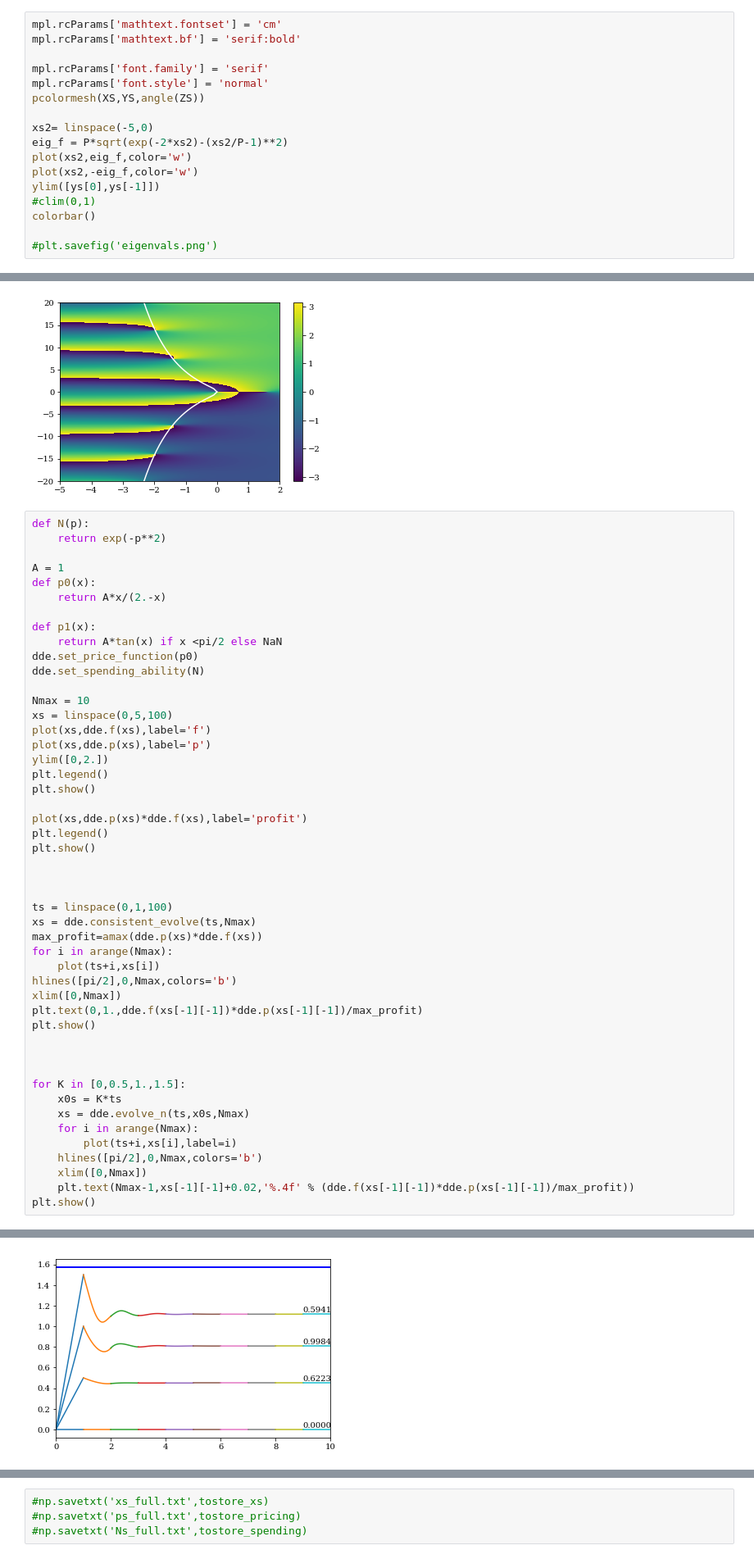
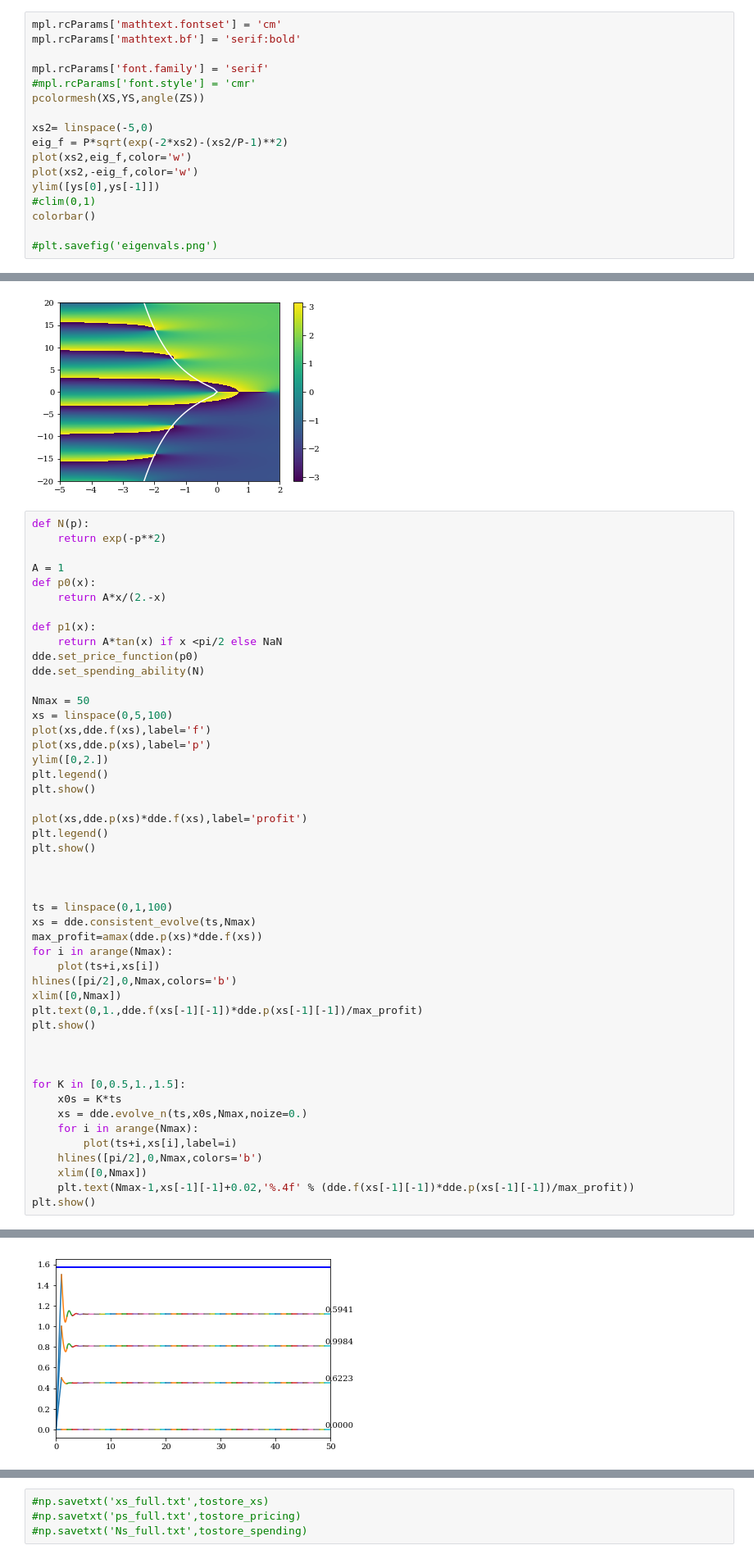
Before and after one commit to ergoplatform/spacefees, a Jupyter notebook: fc18/data/dde.ipynb, the cells around one changed output, grey strips where cells are left out. Shown at 82% size. Drawn from its saved outputs; the diff is of its cells as text.

```diff
--- a/fc18/data/dde.ipynb
+++ b/fc18/data/dde.ipynb
@@ -39,7 +39,7 @@ mpl.rcParams['mathtext.fontset'] = 'cm'
 mpl.rcParams['mathtext.bf'] = 'serif:bold'
 
 mpl.rcParams['font.family'] = 'serif'
-mpl.rcParams['font.style'] = 'normal'
+#mpl.rcParams['font.style'] = 'cmr'
 pcolormesh(XS,YS,angle(ZS))
 
 xs2= linspace(-5,0)
@@ -67,7 +67,7 @@ def p1(x):
 dde.set_price_function(p0)
 dde.set_spending_ability(N)
 
-Nmax = 10
+Nmax = 50
 xs = linspace(0,5,100)
 plot(xs,dde.f(xs),label='f')
 plot(xs,dde.p(xs),label='p')
@@ -95,7 +95,7 @@ plt.show()
 
 for K in [0,0.5,1.,1.5]:
     x0s = K*ts
-    xs = dde.evolve_n(ts,x0s,Nmax)
+    xs = dde.evolve_n(ts,x0s,Nmax,noize=0.)
     for i in arange(Nmax):
         plot(ts+i,xs[i],label=i)
     hlines([pi/2],0,Nmax,colors='b')
@@ -109,4 +109,4 @@ plt.show()
-[figure, old version]
+[figure, new version]
 # %%
 Nmax = 10
 
```
Also changed, not shown: parts of 2 cells of this notebook, 1 other file.
